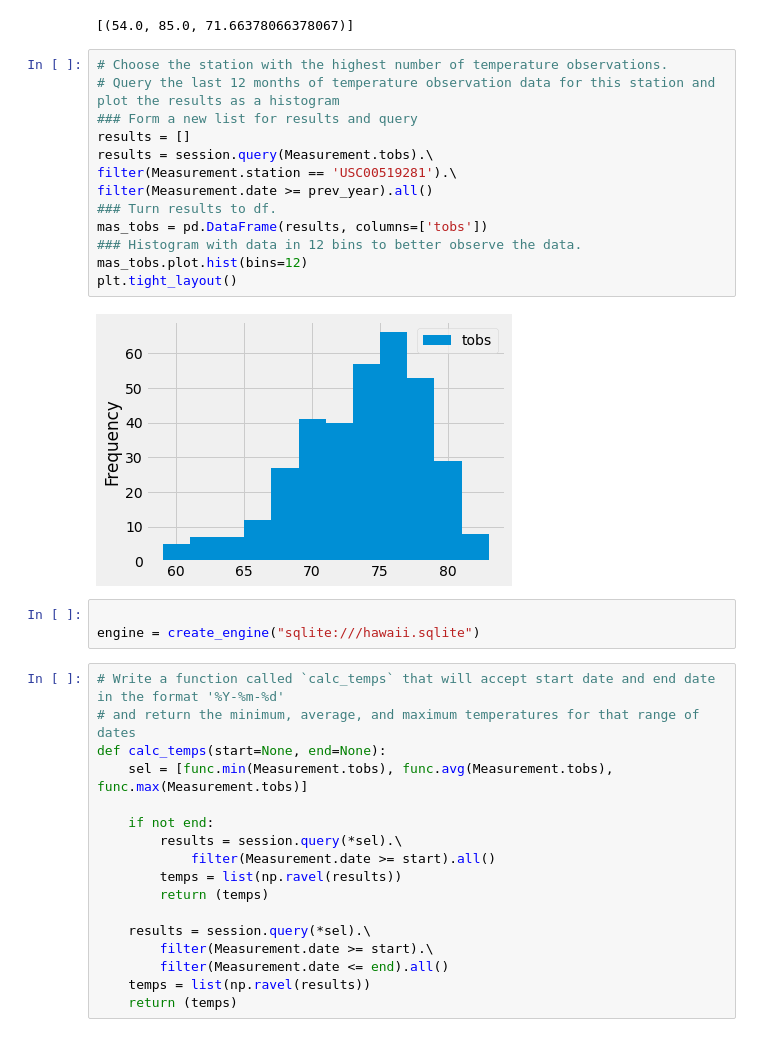
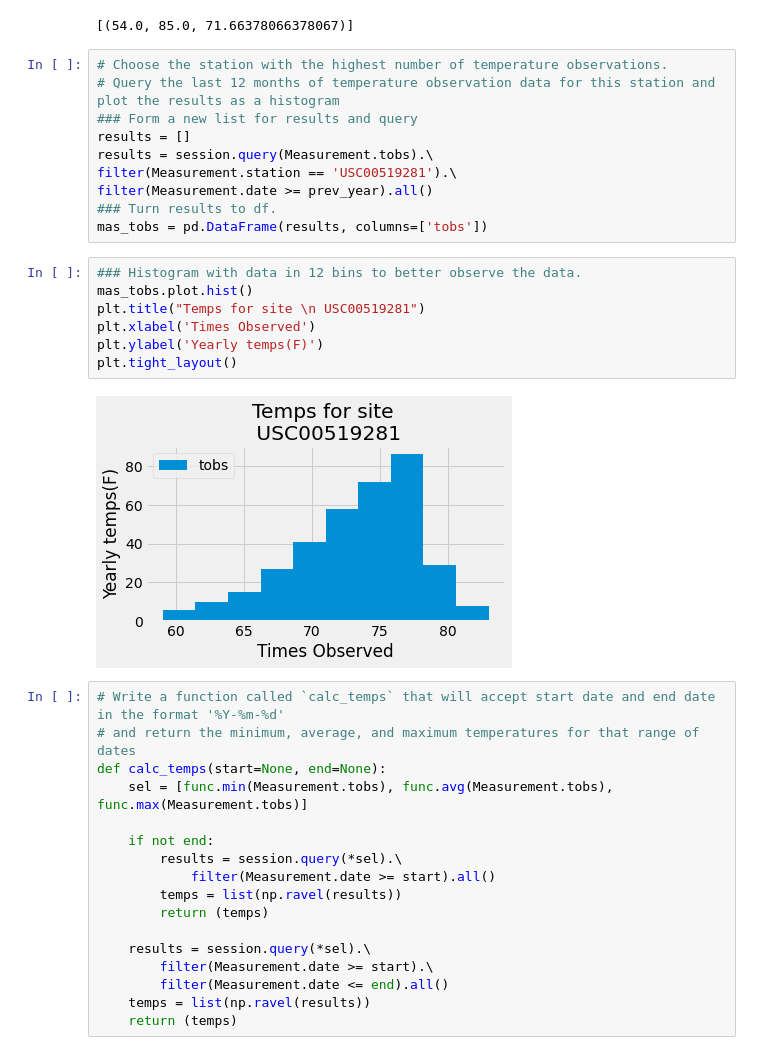
Before and after one commit to Gdreyes172/Surfs_up, a Jupyter notebook: climate_analysis.ipynb, the cells around one changed output. Cells and saved outputs as stored; diff of their text form.

```diff
--- a/climate_analysis.ipynb
+++ b/climate_analysis.ipynb
@@ -136,14 +142,15 @@ filter(Measurement.station == 'USC00519281').\
 filter(Measurement.date >= prev_year).all()
 ### Turn results to df.
 mas_tobs = pd.DataFrame(results, columns=['tobs'])
-### Histogram with data in 12 bins to better observe the data.
-mas_tobs.plot.hist(bins=12)
-plt.tight_layout()
-# %% [output]
-[figure, removed]
-# %%
-
-engine = create_engine("sqlite:///hawaii.sqlite")
+# %%
+### Histogram with data in 12 bins to better observe the data.
+mas_tobs.plot.hist()
+plt.title("Temps for site \n USC00519281")
+plt.xlabel('Times Observed')
+plt.ylabel('Yearly temps(F)')
+plt.tight_layout()
+# %% [output]
+[figure, added]
 # %%
 # Write a function called `calc_temps` that will accept start date and end date in the format '%Y-%m-%d'
 # and return the minimum, average, and maximum temperatures for that range of dates
```
Also changed, not shown: parts of 3 cells of this notebook, 2 other files.
